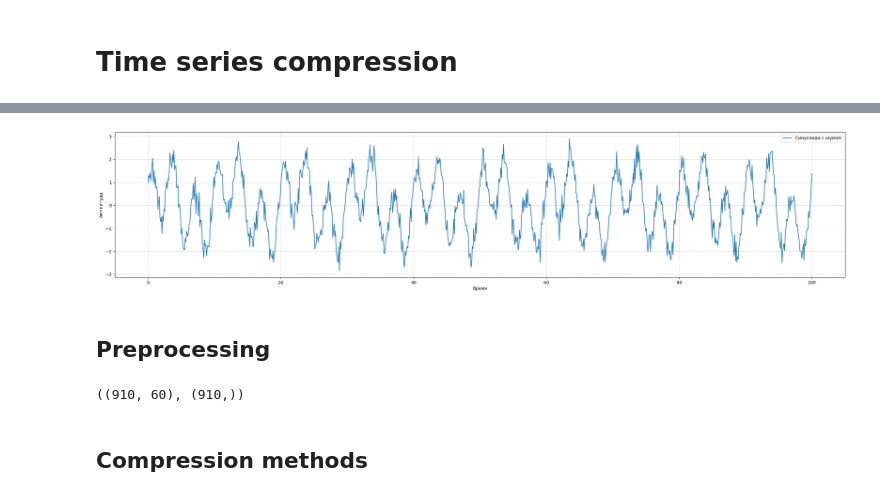
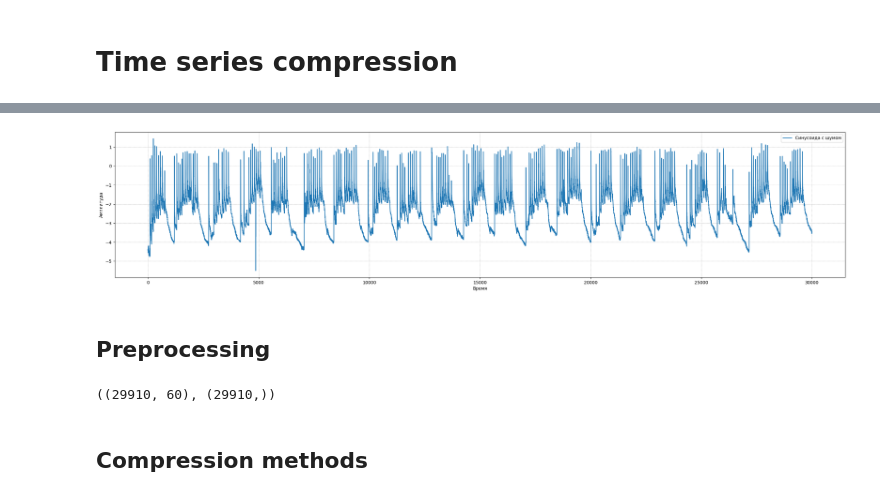
Before and after one commit to 3yungar/dl_phd_project, a Jupyter notebook: anomaly_forecasting/feature_space_compression.ipynb, the cells around one changed output, grey strips where cells are left out. Drawn from its saved outputs; the diff is of its cells as text; code cells hidden in the pictures.

```diff
--- a/anomaly_forecasting/feature_space_compression.ipynb
+++ b/anomaly_forecasting/feature_space_compression.ipynb
@@ -20,13 +25,16 @@ signal = signal.astype('float32')
+# %%
+signal = pd.read_csv('../data/small_data.csv', usecols=['temp_ice']).values[:30000].reshape(-1)
 # %%
 plt.figure(figsize=(30, 6))
-plt.plot(time, signal, label="Синусоида с шумом")
+# plt.plot(time, signal, label="Синусоида с шумом")
+plt.plot(signal, label="Синусоида с шумом")
 plt.xlabel("Время")
 plt.ylabel("Амплитуда")
 plt.legend()
 plt.grid(True, linestyle='--', linewidth=0.5)
 plt.show()
 # %% [output]
-[figure, old version]
+[figure, new version]
 # %% [markdown]
 ## Preprocessing
 # %%
@@ -44,7 +52,7 @@ y = np.array(y)
 # %%
 X.shape, y.shape
 # %% [output]
-((910, 60), (910,))
+((29910, 60), (29910,))
 # %% [markdown]
 ## Compression methods
 # %%
```
Also changed, not shown: parts of 15 cells of this notebook.
